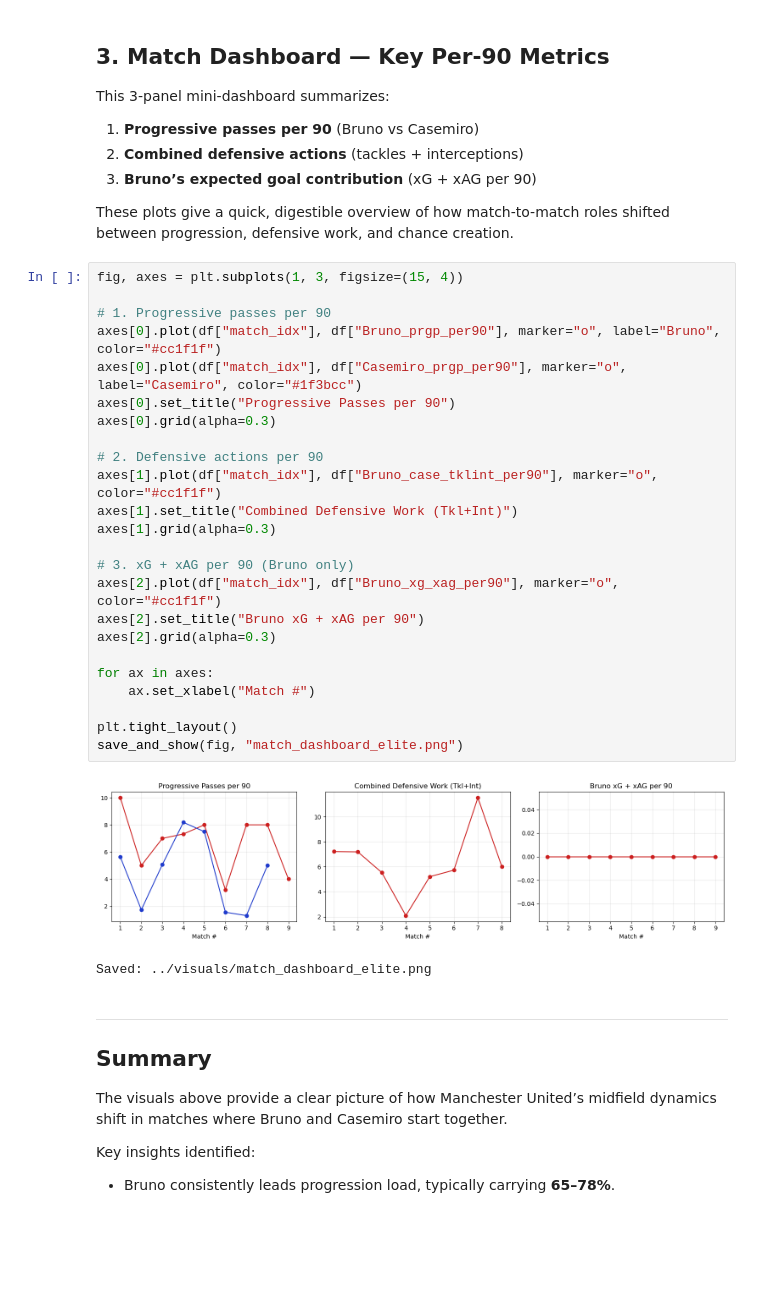
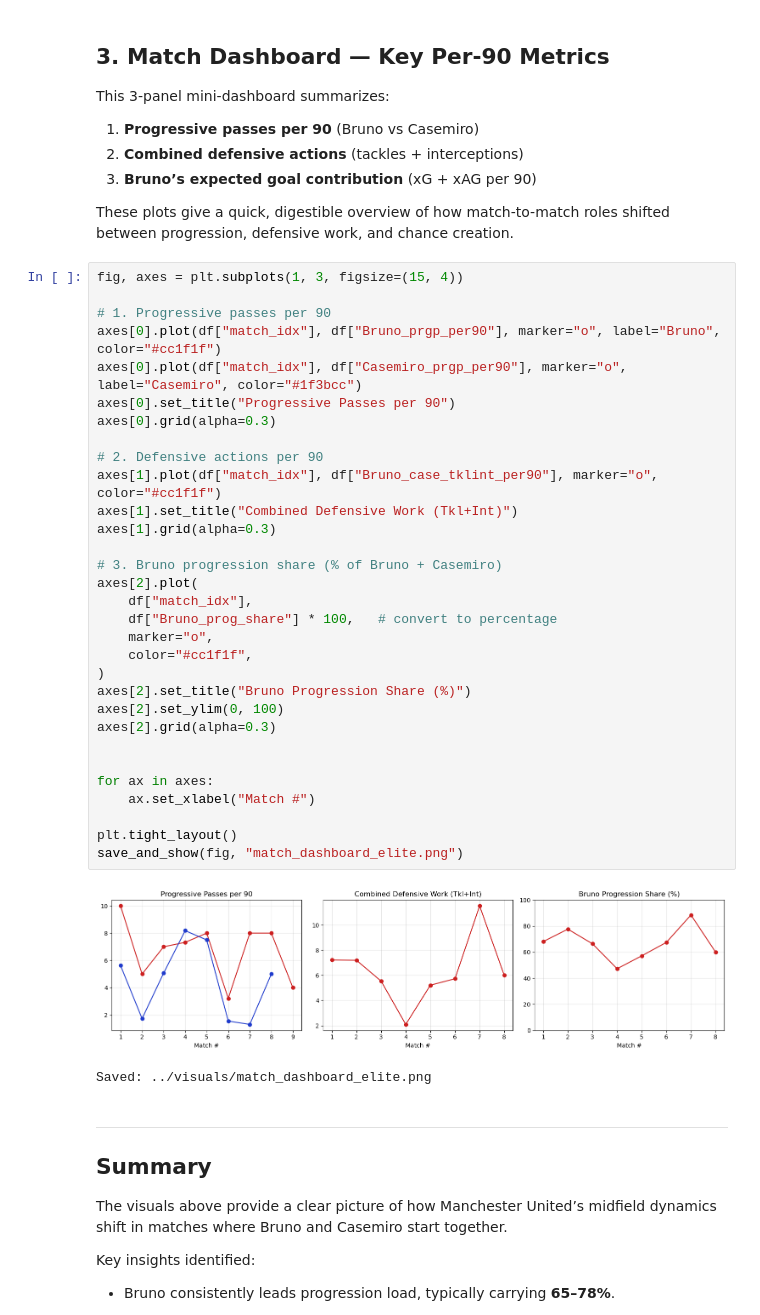
Before and after one commit to arnavjain321-prog/manutd-midfield-analysis-2025-26, a Jupyter notebook: notebooks/03.visualizations.ipynb, the cells around one changed output. Cells and saved outputs as stored; diff of their text form; blank space fills up the shorter version.

```diff
--- a/notebooks/03.visualizations.ipynb
+++ b/notebooks/03.visualizations.ipynb
@@ -233,29 +233,36 @@ shifted between progression, defensive work, and chance creation.
 # %%
 fig, axes = plt.subplots(1, 3, figsize=(15, 4))
 
 # 1. Progressive passes per 90
 axes[0].plot(df["match_idx"], df["Bruno_prgp_per90"], marker="o", label="Bruno", color="#cc1f1f")
 axes[0].plot(df["match_idx"], df["Casemiro_prgp_per90"], marker="o", label="Casemiro", color="#1f3bcc")
 axes[0].set_title("Progressive Passes per 90")
 axes[0].grid(alpha=0.3)
 
 # 2. Defensive actions per 90
 axes[1].plot(df["match_idx"], df["Bruno_case_tklint_per90"], marker="o", color="#cc1f1f")
 axes[1].set_title("Combined Defensive Work (Tkl+Int)")
 axes[1].grid(alpha=0.3)
 
-# 3. xG + xAG per 90 (Bruno only)
-axes[2].plot(df["match_idx"], df["Bruno_xg_xag_per90"], marker="o", color="#cc1f1f")
-axes[2].set_title("Bruno xG + xAG per 90")
+# 3. Bruno progression share (% of Bruno + Casemiro)
+axes[2].plot(
+    df["match_idx"],
+    df["Bruno_prog_share"] * 100,   # convert to percentage
+    marker="o",
+    color="#cc1f1f",
+)
+axes[2].set_title("Bruno Progression Share (%)")
+axes[2].set_ylim(0, 100)
 axes[2].grid(alpha=0.3)
+
 
 for ax in axes:
     ax.set_xlabel("Match #")
 
 plt.tight_layout()
 save_and_show(fig, "match_dashboard_elite.png")
 # %% [output]
-[figure, old version]
+[figure, new version]
 Saved: ../visuals/match_dashboard_elite.png
 # %% [markdown]
 ---
```
Also changed, not shown: 1 other file.
